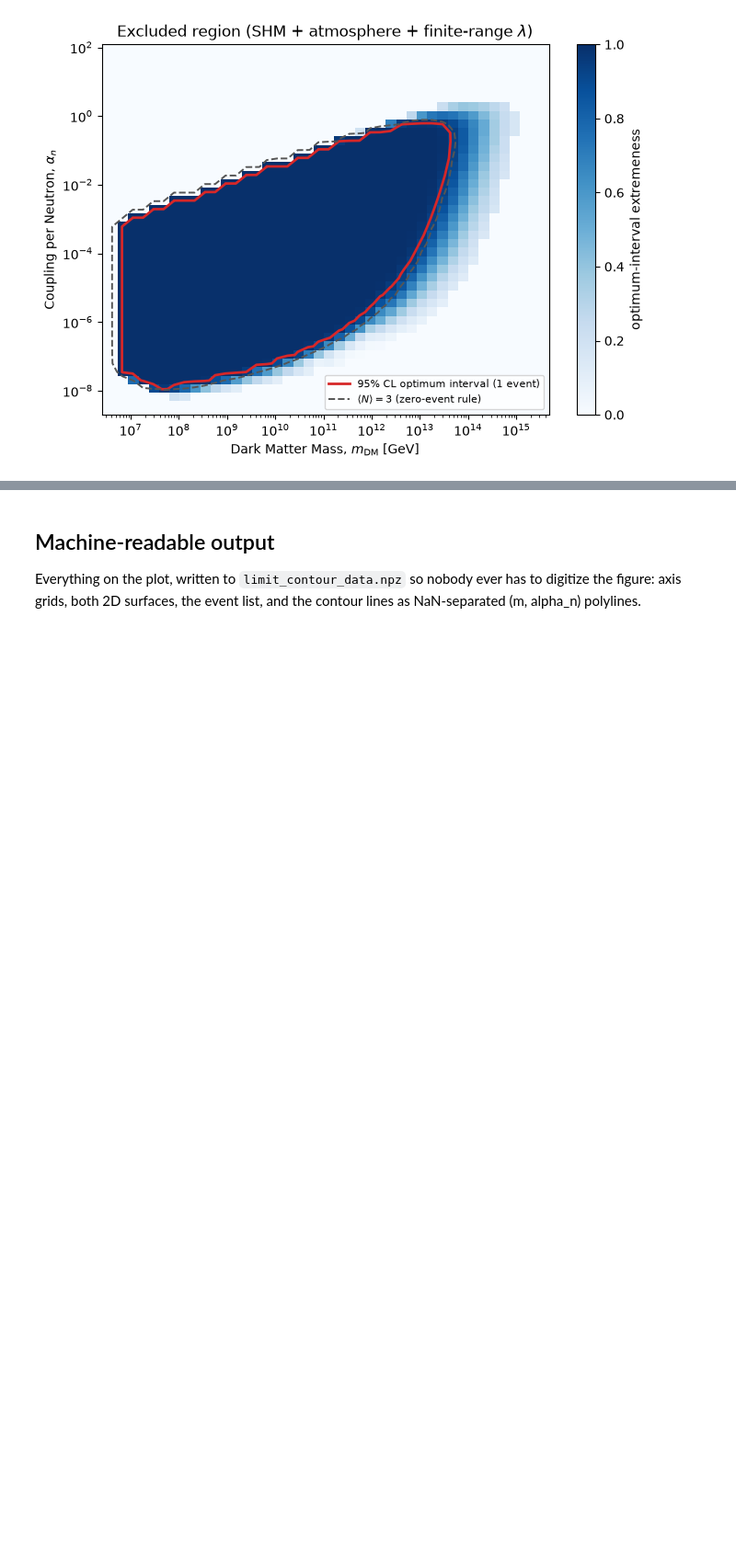
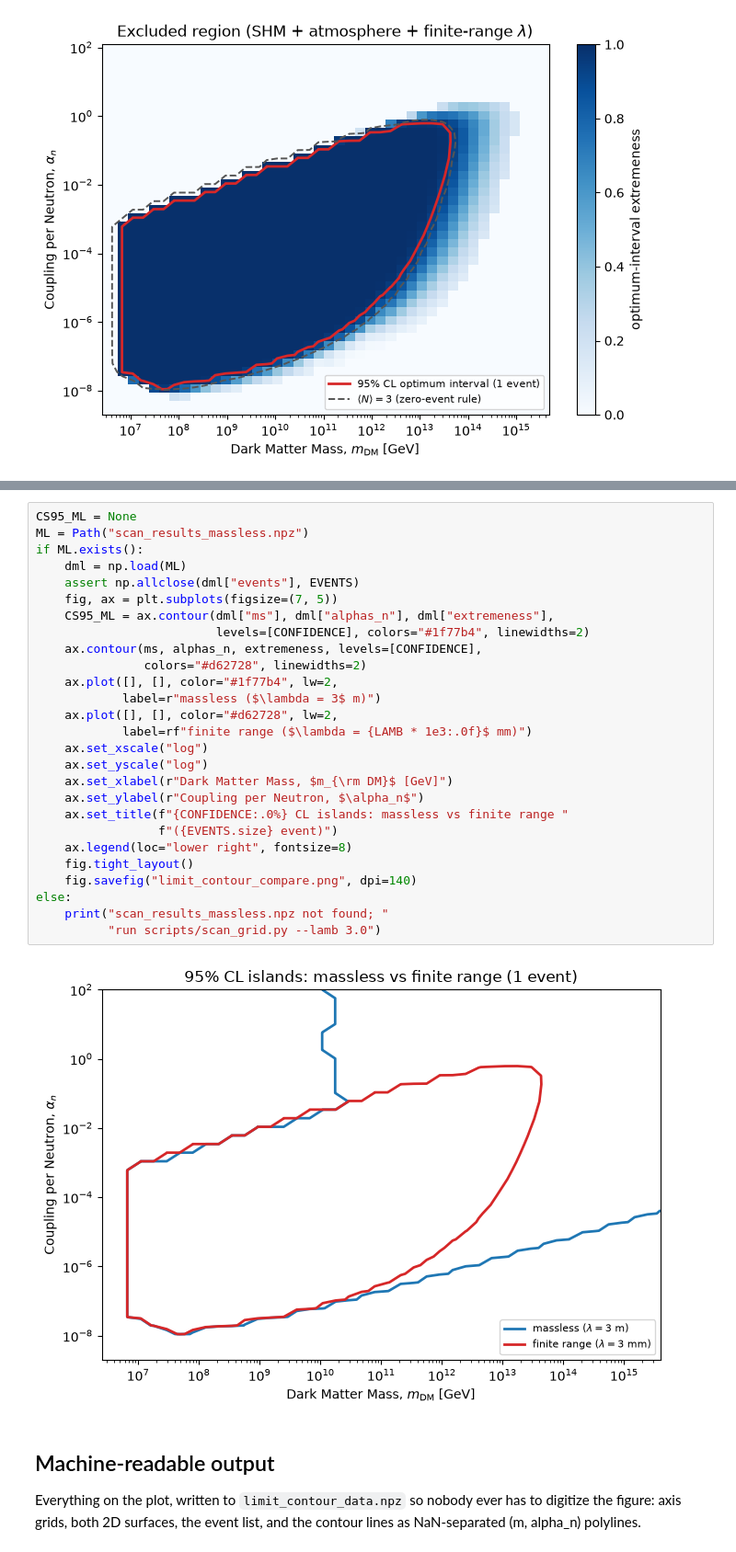
Before and after one commit to PolonaiseExperiment/luhdm, a Jupyter notebook: notebooks/limit_contour.ipynb, the cells around one changed output, grey strips where cells are left out. Shown at 92% size. Saved outputs shown, nothing was run; the diff lists cells and outputs as text; blank space fills up the shorter version.

```diff
--- a/notebooks/limit_contour.ipynb
+++ b/notebooks/limit_contour.ipynb
@@ -214,3 +268,32 @@ fig.savefig("limit_contour.png", dpi=140)
+# %%
+CS95_ML = None
+ML = Path("scan_results_massless.npz")
+if ML.exists():
+    dml = np.load(ML)
+    assert np.allclose(dml["events"], EVENTS)
+    fig, ax = plt.subplots(figsize=(7, 5))
+    CS95_ML = ax.contour(dml["ms"], dml["alphas_n"], dml["extremeness"],
+                         levels=[CONFIDENCE], colors="#1f77b4", linewidths=2)
+    ax.contour(ms, alphas_n, extremeness, levels=[CONFIDENCE],
+               colors="#d62728", linewidths=2)
+    ax.plot([], [], color="#1f77b4", lw=2,
+            label=r"massless ($\lambda = 3$ m)")
+    ax.plot([], [], color="#d62728", lw=2,
+            label=rf"finite range ($\lambda = {LAMB * 1e3:.0f}$ mm)")
+    ax.set_xscale("log")
+    ax.set_yscale("log")
+    ax.set_xlabel(r"Dark Matter Mass, $m_{\rm DM}$ [GeV]")
+    ax.set_ylabel(r"Coupling per Neutron, $\alpha_n$")
+    ax.set_title(f"{CONFIDENCE:.0%} CL islands: massless vs finite range "
+                 f"({EVENTS.size} event)")
+    ax.legend(loc="lower right", fontsize=8)
+    fig.tight_layout()
+    fig.savefig("limit_contour_compare.png", dpi=140)
+else:
+    print("scan_results_massless.npz not found; "
+          "run scripts/scan_grid.py --lamb 3.0")
+# %% [output]
+[figure, added]
 # %% [markdown]
 ## Machine-readable output
 
```
Also changed, not shown: parts of 4 cells of this notebook, 4 other files.
